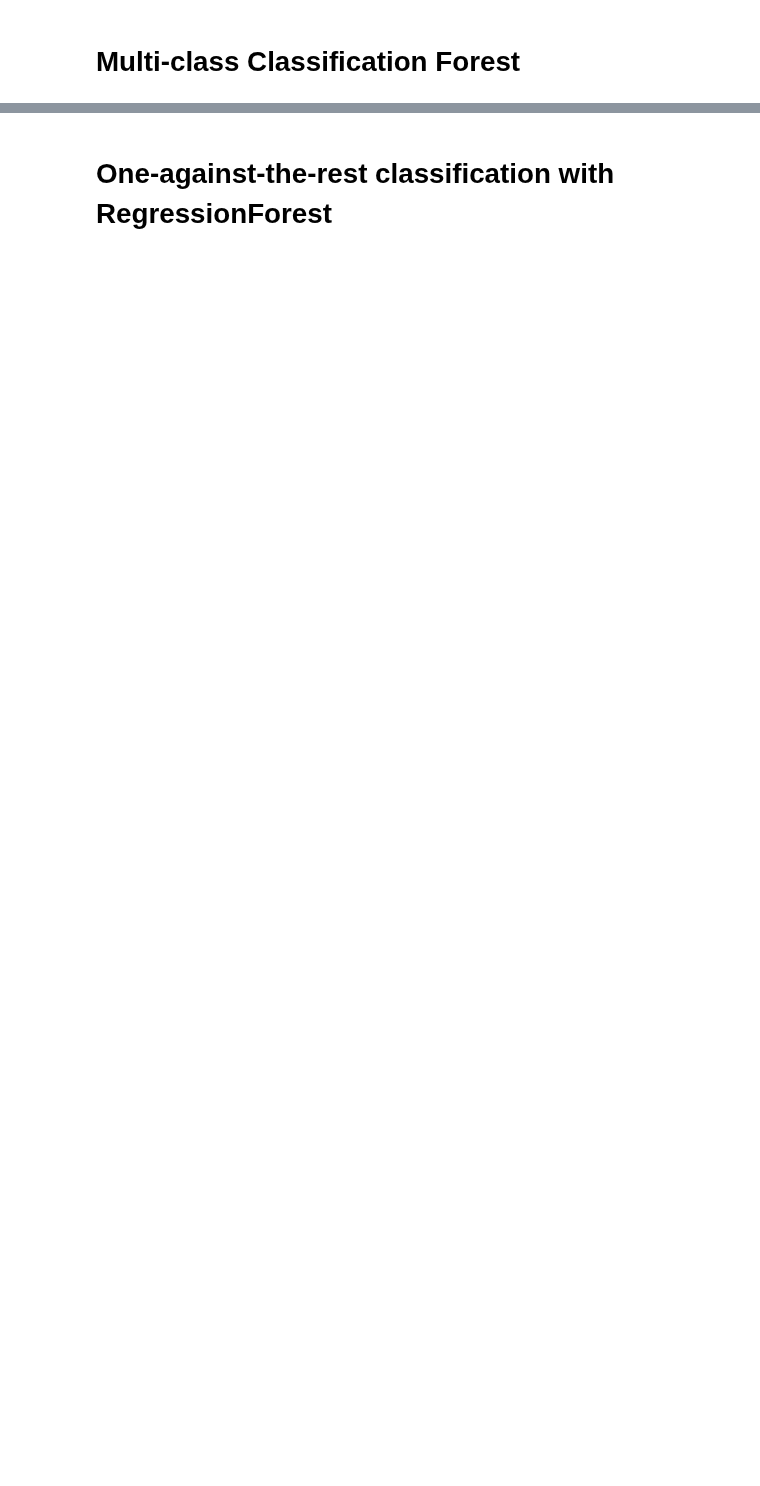
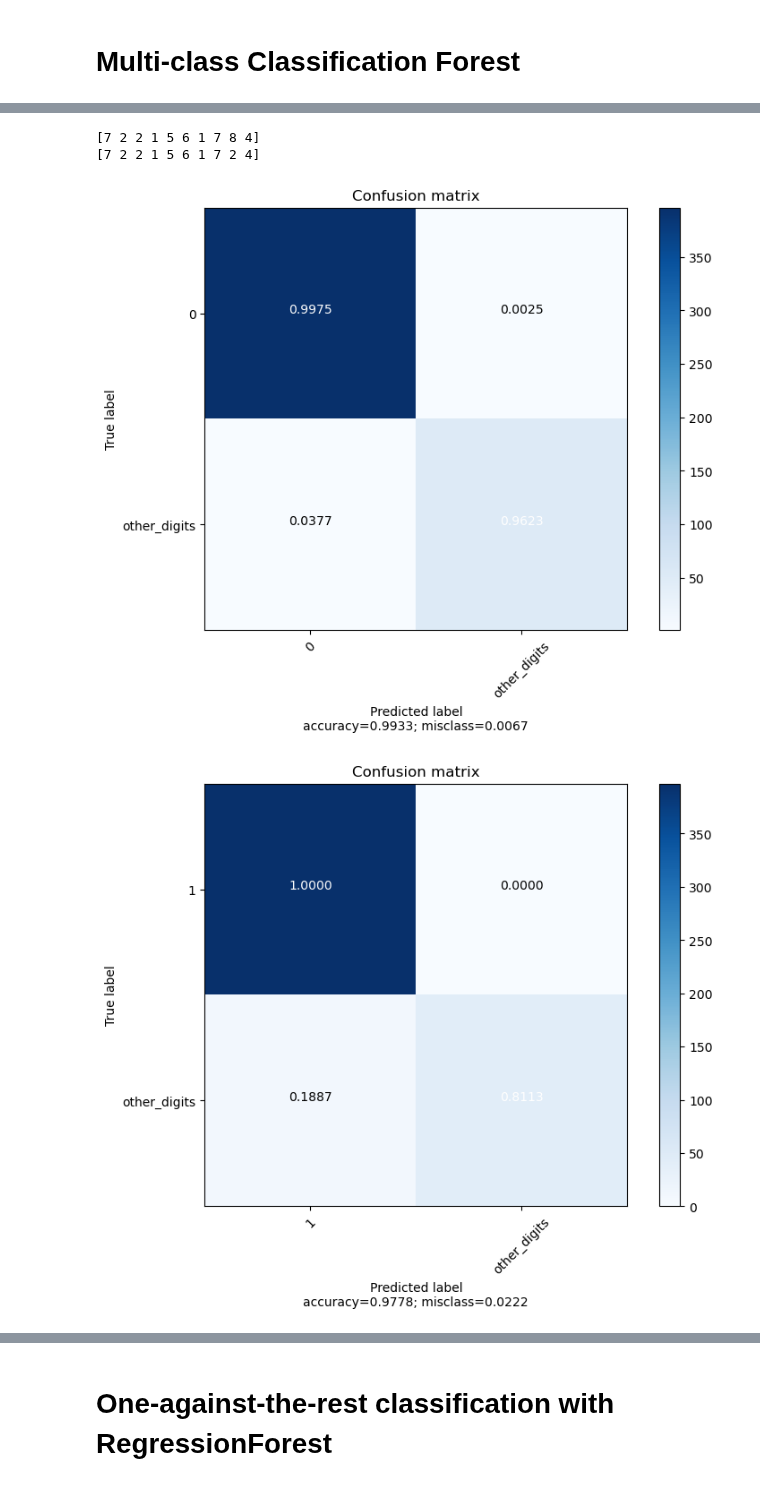
Before and after one commit to Simon-0711/ML_essentials, a Jupyter notebook: Exercise_6/tree-methods-stubs.ipynb, the cells around one changed output, grey strips where cells are left out. Saved outputs shown, nothing was run; the diff lists cells and outputs as text; code cells hidden in the pictures; blank space fills up the shorter version.

```diff
--- a/Exercise_6/tree-methods-stubs.ipynb
+++ b/Exercise_6/tree-methods-stubs.ipynb
@@ -489,0 +506,7 @@ class ClassificationForest():
+# %%
+# read and prepare the digits data and extract 3s and 9s
+digits = load_digits()
+print(digits.data.shape, digits.target.shape)
+
+features = digits.data
+labels = digits.target
@@ -489,0 +546,3 @@ class ClassificationForest():
+# %%
+min_n_min = classification_cross_validation(X_train, y_train, [2, 5, 10])
+print(min_n_min)
@@ -489,0 +554,17 @@ class ClassificationForest():
+# %%
+ClassForest = ClassificationForest(n_trees=10, classes=classes, n_min=min_n_min)
+ClassForest.train(X_train, y_train)
+
+y_predictions = []
+for i in range(len(X_test)):
+    y_predictions.append(ClassForest.predict(X_test[i]))
+y_predictions = np.array(y_predictions)
+# %%
+print(y_predictions[:10])
+print(y_test[:10])
+# %% [output]
+[7 2 2 1 5 6 1 7 8 4]
+[7 2 2 1 5 6 1 7 2 4]
+# %%
+# Confusion Matrices
+confusion_matrices = multilabel_confusion_matrix(y_predictions, y_test)
@@ -489,0 +651,6 @@ class ClassificationForest():
+# %%
+for i, confusion_matrix in enumerate(confusion_matrices):
+    plot_confusion_matrix(confusion_matrix, [str(i), "other_digits"])
+# %% [output]
+[figure, added]
+[figure, added]
```
Also changed, not shown: parts of 22 cells of this notebook.
